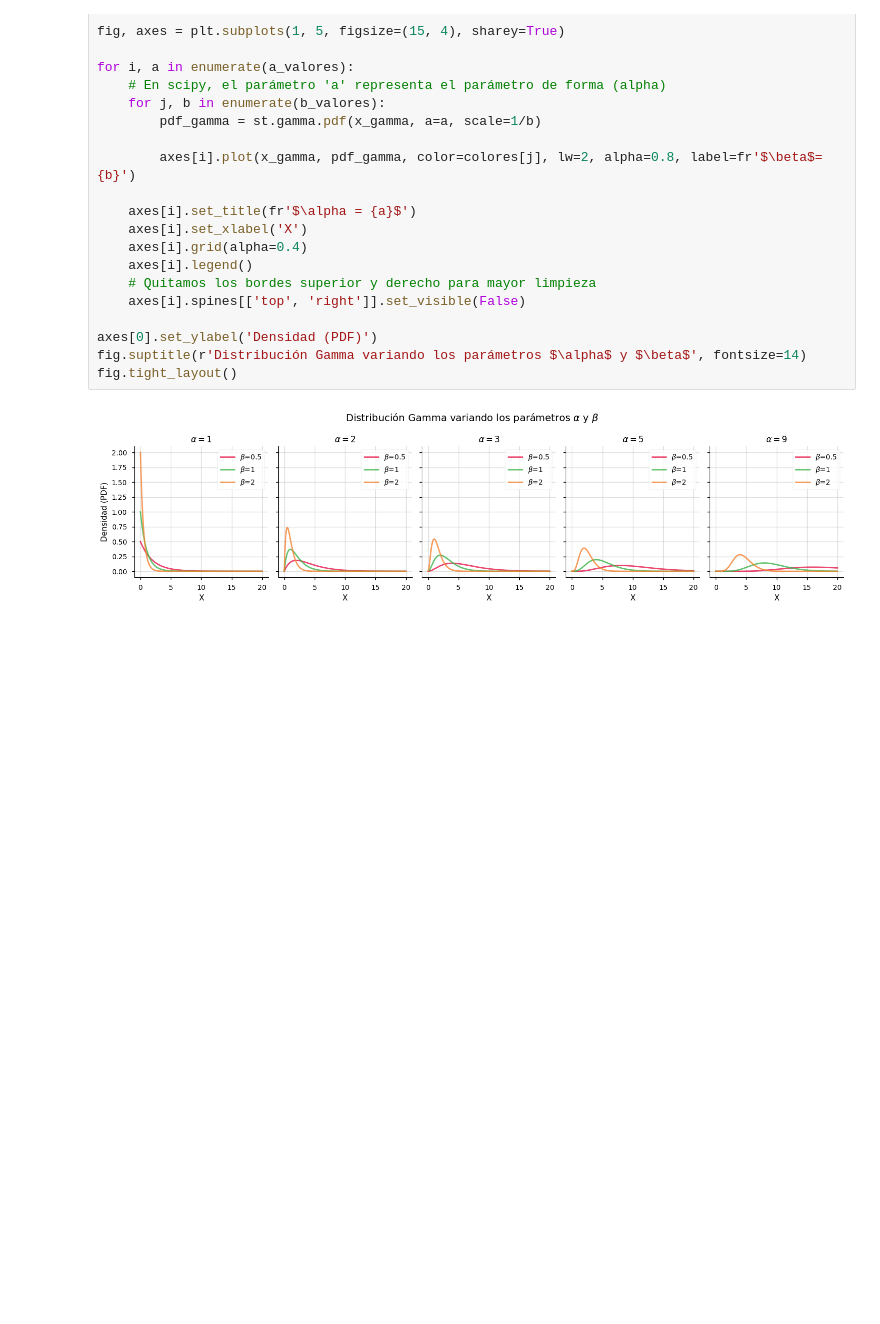
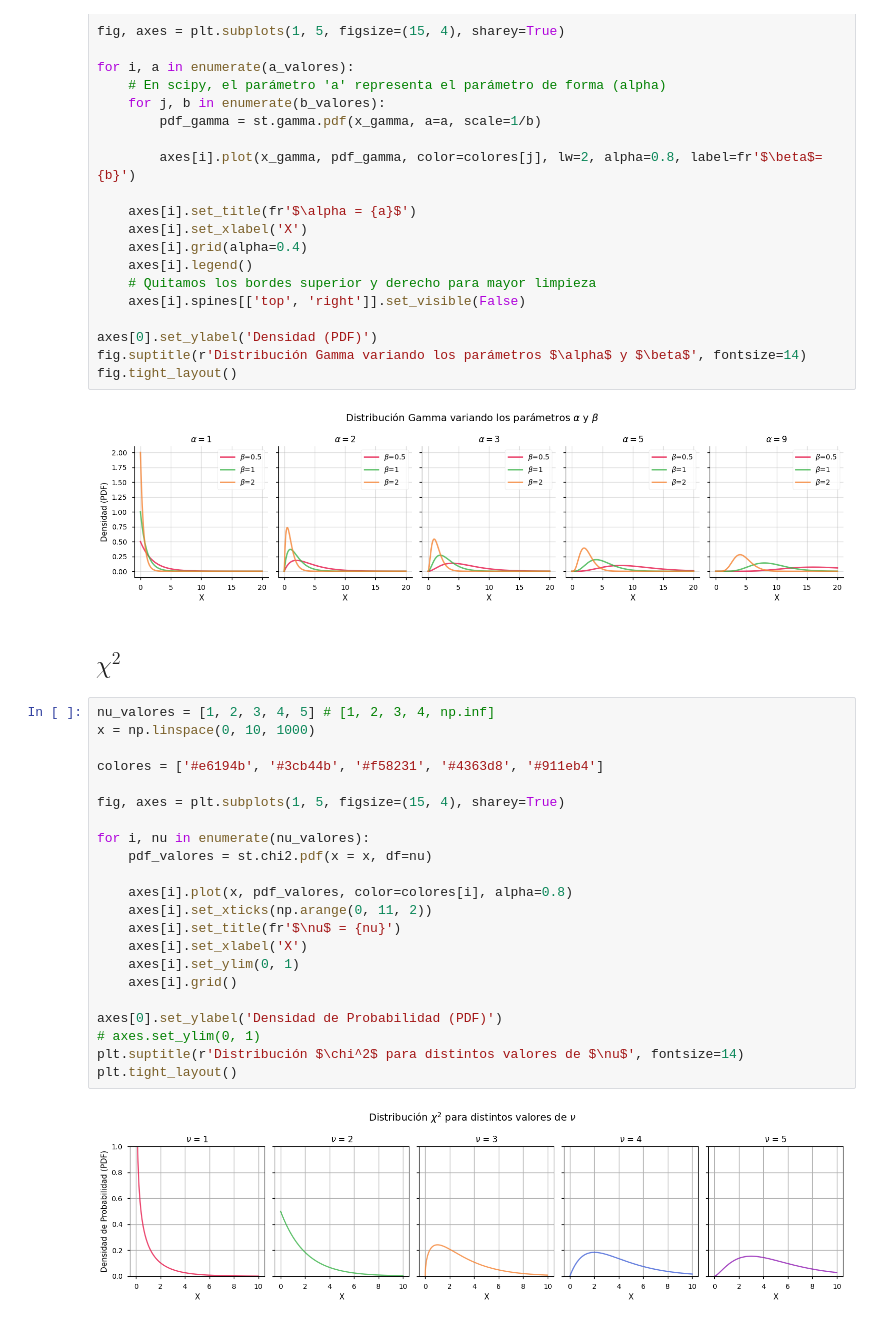
Before and after one commit to EdilbertoAntonio/ejercicios_maestria_icd, a Jupyter notebook: proba y est/graficas_ditribuciones.ipynb, the cells around one changed output. Saved outputs shown, nothing was run; the diff lists cells and outputs as text; blank space fills up the shorter version.

```diff
--- a/proba y est/graficas_ditribuciones.ipynb
+++ b/proba y est/graficas_ditribuciones.ipynb
@@ -210,3 +210,29 @@ fig.suptitle(r'Distribución Gamma variando los parámetros $\alpha$ y $\beta$',
 fig.tight_layout()
 # %% [output]
 [figure]
+# %% [markdown]
+## $\chi^2$
+# %%
+nu_valores = [1, 2, 3, 4, 5] # [1, 2, 3, 4, np.inf]
+x = np.linspace(0, 10, 1000)
+
+colores = ['#e6194b', '#3cb44b', '#f58231', '#4363d8', '#911eb4']
+
+fig, axes = plt.subplots(1, 5, figsize=(15, 4), sharey=True)
+
+for i, nu in enumerate(nu_valores):
+    pdf_valores = st.chi2.pdf(x = x, df=nu)
+
+    axes[i].plot(x, pdf_valores, color=colores[i], alpha=0.8)
+    axes[i].set_xticks(np.arange(0, 11, 2))
+    axes[i].set_title(fr'$\nu$ = {nu}')
+    axes[i].set_xlabel('X')
+    axes[i].set_ylim(0, 1)
+    axes[i].grid()
+
+axes[0].set_ylabel('Densidad de Probabilidad (PDF)')
+# axes.set_ylim(0, 1)
+plt.suptitle(r'Distribución $\chi^2$ para distintos valores de $\nu$', fontsize=14)
+plt.tight_layout()
+# %% [output]
+[figure, added]
```
Also changed, not shown: parts of 4 cells of this notebook, 3 other files.
